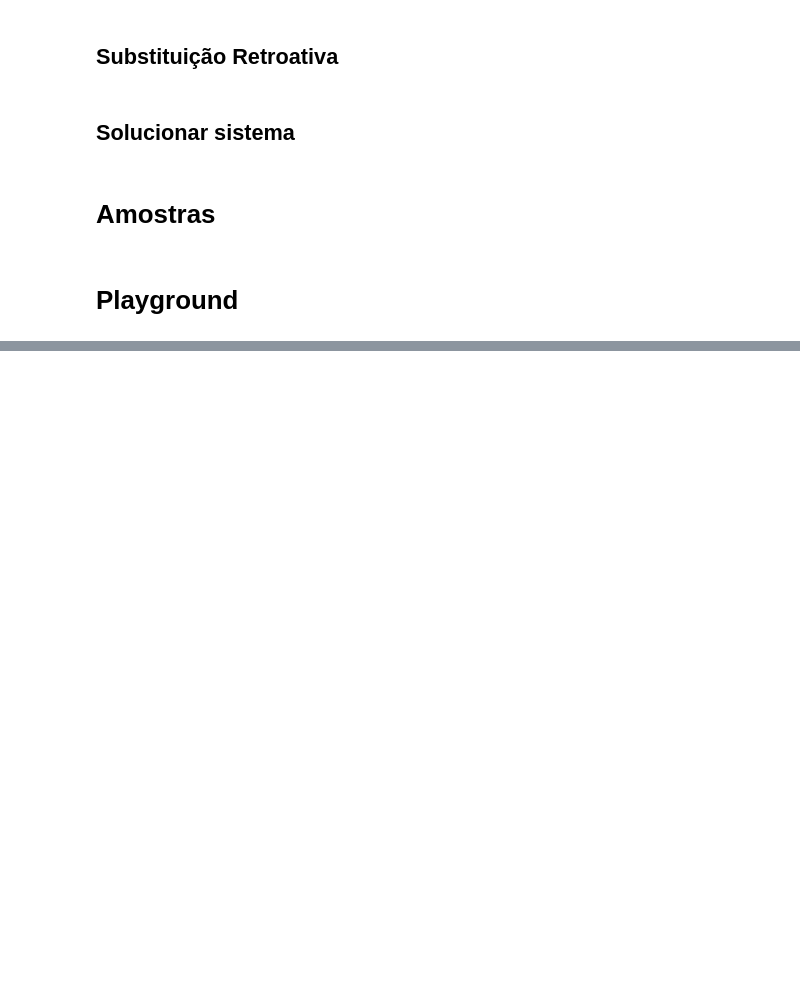
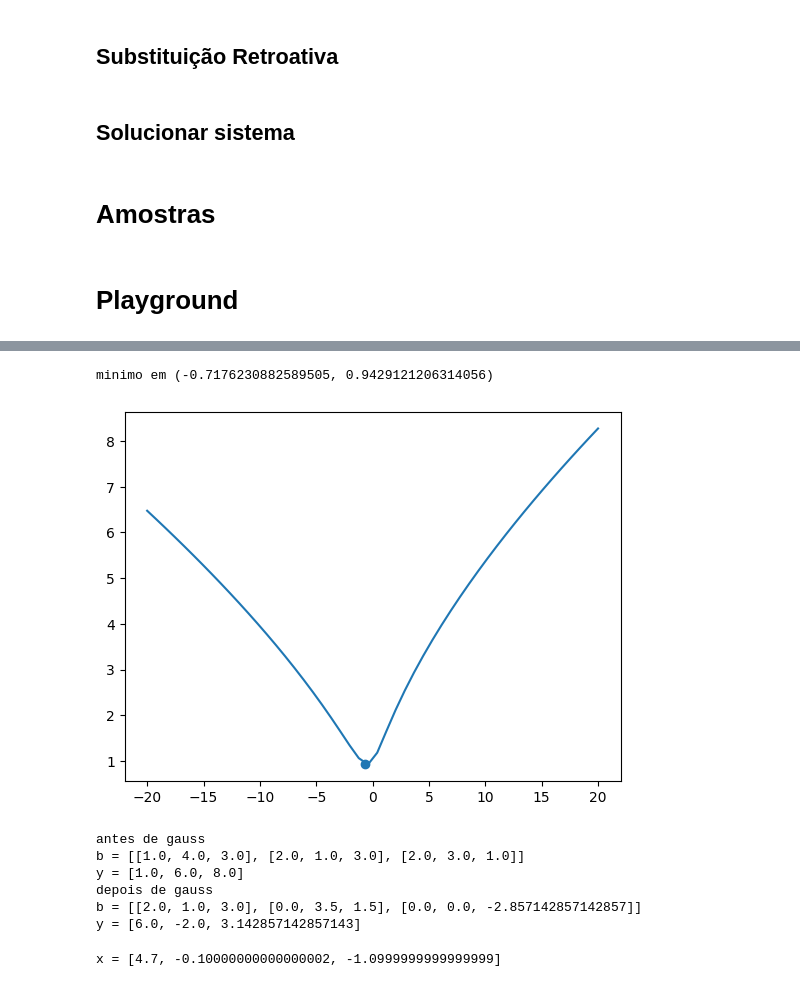
Before and after one commit to diefesson/ufc-cn, a Jupyter notebook: src/main.ipynb, the cells around one changed output, grey strips where cells are left out. Drawn from its saved outputs; the diff is of its cells as text; code cells hidden in the pictures; blank space fills up the shorter version.

```diff
--- a/src/main.ipynb
+++ b/src/main.ipynb
@@ -318,0 +337,41 @@ resultado = ponto_fixo(
+# %%
+# Questão 1 b
+minimo_x = newton_raphson(q1_df, 1, [criterio_x(10**-4)]).x
+minimo_y = q1_f(minimo_x)
+print(f"minimo em ({minimo_x}, {minimo_y})")
+plt.plot(x, y)
+_ = plt.scatter([minimo_x], [minimo_y])
+# %% [output]
+minimo em (-0.7176230882589505, 0.9429121206314056)
+[figure, added]
+# %%
+# Questão 2 a
+b = [
+    [1.0, 4.0, 3.0],
+    [2.0, 1.0, 3.0],
+    [2.0, 3.0, 1.0]
+]
+y = [1.0, 6.0, 8.0]
+
+print("antes de gauss")
+print("b =", b)
+print("y =", y)
+
+res_b, res_y = gauss(b, y)
+
+print("depois de gauss")
+print("b =", res_b)
+print("y =", res_y)
+# %% [output]
+antes de gauss
+b = [[1.0, 4.0, 3.0], [2.0, 1.0, 3.0], [2.0, 3.0, 1.0]]
+y = [1.0, 6.0, 8.0]
+depois de gauss
+b = [[2.0, 1.0, 3.0], [0.0, 3.5, 1.5], [0.0, 0.0, -2.857142857142857]]
+y = [6.0, -2.0, 3.142857142857143]
+# %%
+# Questão 2 b
+x = solucionar_linear(b, y)
+print("x =", x)
+# %% [output]
+x = [4.7, -0.10000000000000002, -1.0999999999999999]
```
Also changed, not shown: parts of 5 cells of this notebook.
